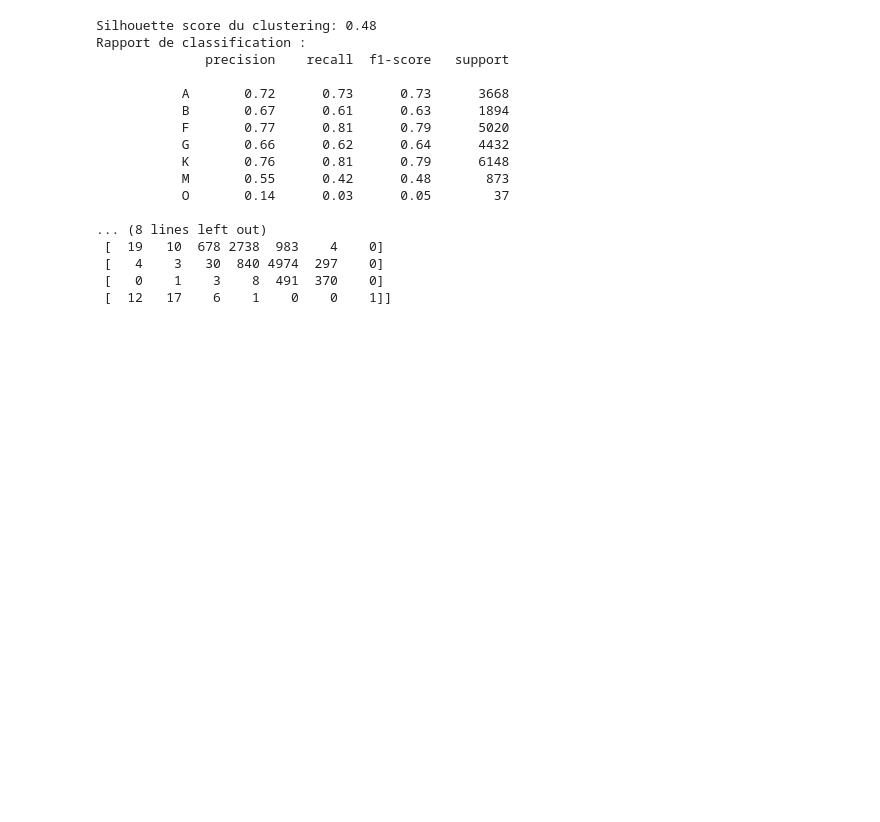
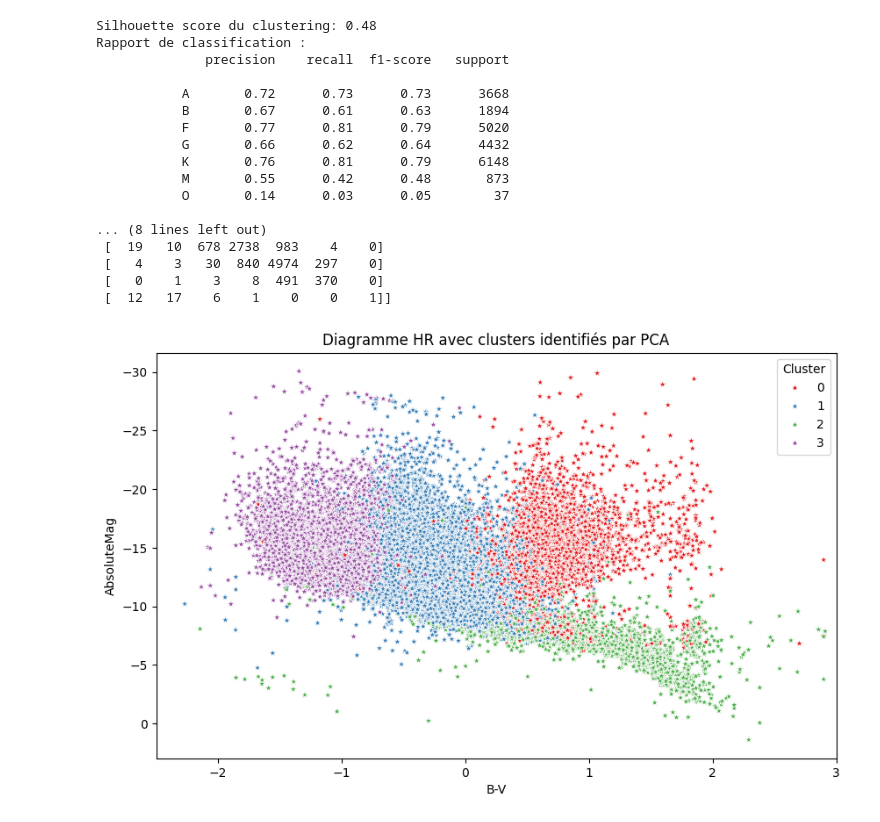
Before and after one commit to Moni003/Diagramme_HR_MML, a Jupyter notebook: test.ipynb, the cells around one changed output. Cells and saved outputs as stored; diff of their text form; code cells hidden in the pictures; blank space fills up the shorter version.

```diff
--- a/test.ipynb
+++ b/test.ipynb
@@ -100,3 +100,62 @@ Rapport de classification :
  [   4    3   30  840 4974  297    0]
  [   0    1    3    8  491  370    0]
  [  12   17    6    1    0    0    1]]
+# %%
+import pandas as pd
+from sklearn.preprocessing import OneHotEncoder, StandardScaler
+from sklearn.decomposition import PCA
+from sklearn.cluster import KMeans
+import matplotlib.pyplot as plt
+import seaborn as sns
+import numpy as np
+
+# Charger les données
+data_true = pd.read_csv("data.csv")
+
+# Sélectionner les variables pertinentes
+data = data_true[['HIP', 'Vmag', 'Plx', 'B-V', 'SpType']]
+
+# Filtrer les étoiles avec une parallaxe positive et significative
+data = data[data['Plx'] > 0]
+data = data.dropna(axis=0)
+# Encodage des variables catégorielles avec OneHotEncoder
+encoder = OneHotEncoder(sparse_output=False, handle_unknown='ignore')
+encoded_data = encoder.fit_transform(data[['SpType']])
+encoded_df = pd.DataFrame(encoded_data, columns=encoder.get_feature_names_out(['SpType']))
+data = data.drop(columns=['SpType']).reset_index(drop=True)
+data = pd.concat([data, encoded_df], axis=1)
+
+# Standardiser les données
+numerical_cols = data.select_dtypes(include=['number']).columns
+numerical_cols = numerical_cols.drop(['HIP'])  # Exclure 'HIP'
+scaler = StandardScaler()
+scaled_data = scaler.fit_transform(data[numerical_cols])
+scaled_df = pd.DataFrame(scaled_data, columns=numerical_cols, index=data.index)
+data[numerical_cols] = scaled_df
+
+# Appliquer la PCA
+pca = PCA(n_components=2)
+pca_data = pca.fit_transform(data[numerical_cols])
+pca_df = pd.DataFrame(pca_data, columns=['PC1', 'PC2'], index=data.index)
+
+# Appliquer KMeans
+kmeans = KMeans(n_clusters=4, random_state=0)
+kmeans.fit(pca_df)
+cluster_labels = kmeans.labels_
+
+# Ajouter les labels de cluster au DataFrame d'origine
+data['Cluster'] = cluster_labels
+
+# Calculer la distance et la magnitude absolue
+data['Distance'] = 1/data['Plx'] * 1000
+data['AbsoluteMag'] = data['Vmag'] - 5 * np.log10(data['Distance'] / 10)
+
+# Afficher le diagramme HR avec les clusters
+plt.figure(figsize=(10, 6))
+sns.scatterplot(x=data['B-V'], y=data['AbsoluteMag'], hue=data['Cluster'], palette="Set1", marker="*")
+plt.title("Diagramme HR avec clusters identifiés par PCA")
+plt.xlim(-2.5, 3)
+plt.gca().invert_yaxis()  # Inverser l'axe de AbsoluteMag
+plt.show()
+# %% [output]
+[figure, added]
```
Also changed, not shown: 3 other files.
